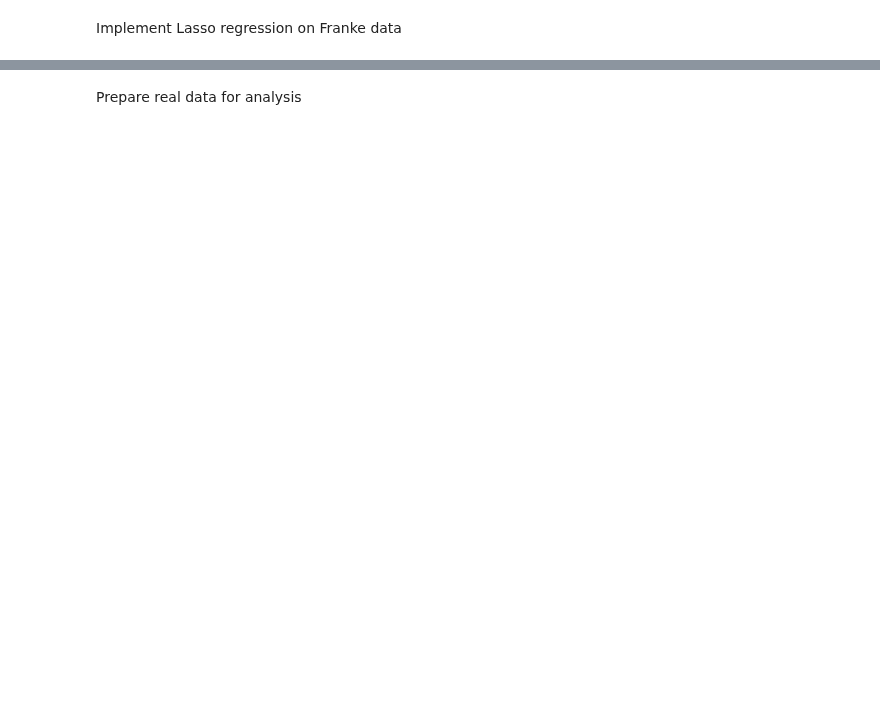
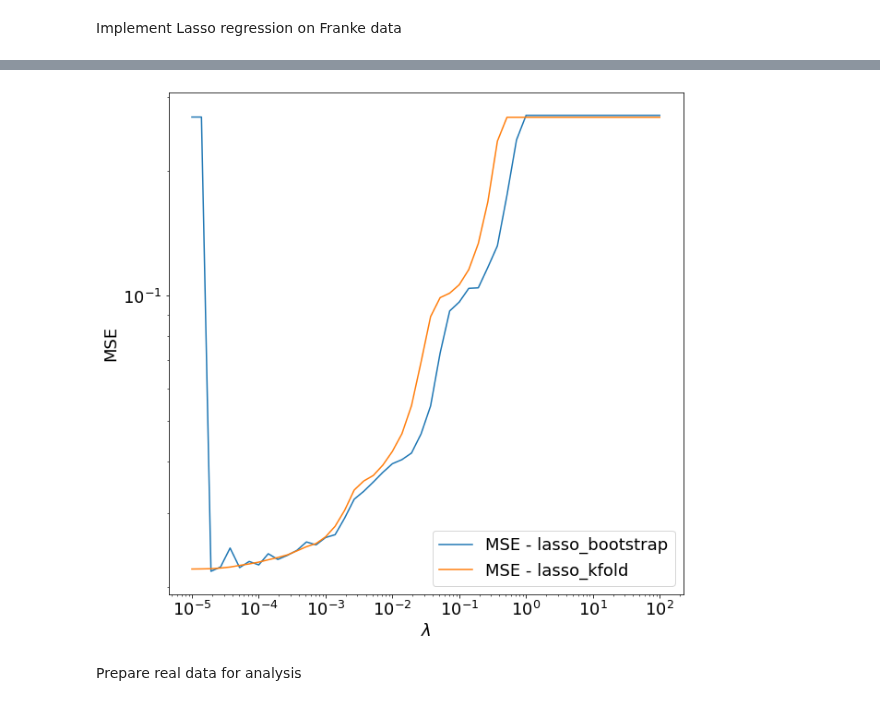
Before and after one commit to tellefs/ML-projects, a Jupyter notebook: project1/project1.ipynb, the cells around one changed output, grey strips where cells are left out. Cells and saved outputs as stored; diff of their text form; code cells hidden in the pictures; blank space fills up the shorter version.

```diff
--- a/project1/project1.ipynb
+++ b/project1/project1.ipynb
@@ -369,2 +363,94 @@ plt.show()
+# %%
+p = 5 #polynomial degree
+
+
+def Lasso_function(X, z, n_lambda, method):
+
+
+    lambdas = np.logspace(-5, 2, n_lambda)
+
+    #Splitting and scaling the data
+    X_train, X_test, z_train, z_test = train_test_split(X, z, test_size=0.2)
+
+    scaler = StandardScaler()
+    scaler.fit(X_train)
+    X_train_scaled = scaler.transform(X_train)
+    X_test_scaled = scaler.transform(X_test)
+
+    MSE_test = np.zeros(n_lambda)
+    MSE_train = np.zeros(n_lambda)
+    MSE_test_bootstrap = np.zeros(n_lambda)
+    MSE_test_kfold = np.zeros(n_lambda)
+
+
+    for l in range(n_lambda):
+        clf_lasso = skl.Lasso(alpha=lambdas[l], fit_intercept=False, normalize=True, tol=0.04).fit(X_train, z_train)
+        beta_lasso = clf_lasso.coef_
+
+        z_tilde = X_train @ beta_lasso
+        z_predict = X_test @ beta_lasso
+
+        MSE_train[l] = MSE(z_train, z_tilde)
+        MSE_test[l] = MSE(z_test, z_predict)
+
+        if (method == 'bootstrap'):
+            n_bootstraps = 100 #number of bootstraps
+            MSE_test_bootstrap_values = np.zeros(n_bootstraps)
+            z_predicted_bootstrap = np.empty((X_test.shape[0], n_bootstraps))
+
+            for b in range(n_bootstraps):
+                X_train_resample, z_train_resample = resample(X_train, z_train, replace=True)
+
+                clf_lasso_bootstrap = skl.Lasso(alpha=lambdas[l], fit_intercept=False, normalize=True, tol=0.04).fit(X_train_resample, z_train_resample)
+                beta_lasso_bootstrap = clf_lasso_bootstrap.coef_
+
+                z_predicted_bootstrap[:,b] = X_test @ beta_lasso_bootstrap
+                MSE_test_bootstrap_values[b] = MSE(z_test, z_predicted_bootstrap[:,j])
+
+            MSE_test_bootstrap[l] = np.mean(MSE_test_bootstrap_values)
+
+
+        if (method == 'k-fold'):
+            k_folds = 10 #number of folds
+            MSE_test_kfold_values = np.zeros(k_folds)
+
+            for k in range(k_folds):
+
+                z_test = z_split[k]
+                z_train = np.concatenate(np.delete(z_split, k, 0))
+
+                X_test = X_split[k] #picks out the kth matrix from X
+                X_train = np.concatenate(np.delete(X_split, k, 0)) #deletes the kth matrix, and leaves the rest
+
+                clf_lasso_kfold = skl.Lasso(alpha=lambdas[l], fit_intercept=False, normalize=True, tol=0.04).fit(X_train, z_train)
+                beta_lasso_kfold = clf_lasso_kfold.coef_
+
+                z_tilde_kfold = X_train @ beta_lasso_kfold
+                z_predict_kfold = X_test @ beta_lasso_kfold
+
+                MSE_test_kfold_values[k] = MSE(z_test, z_predict_kfold)
+
+            MSE_test_kfold[l] = np.mean(MSE_test_kfold_values)
+
+    return lambdas, MSE_test_bootstrap, MSE_test_kfold
+
+
+
+
+z, X = generateData(n=1000, degree=p, noise_factor=0.1)
+
+
+plt.figure(figsize=(figwidth, figheigth))
+plt.tick_params(axis='both', which='both', labelsize=fontsize)
+plt.xlabel(r'$\lambda$', fontsize=fontsize)
+plt.ylabel('MSE', fontsize=fontsize)
+plt.plot(Lasso_function(X=X,z=z,n_lambda=50,method='bootstrap')[0], Lasso_function(X=X,z=z,n_lambda=50,method='bootstrap')[1], label='MSE - lasso_bootstrap')
+plt.plot(Lasso_function(X=X,z=z,n_lambda=50,method='k-fold')[0], Lasso_function(X=X,z=z,n_lambda=50,method='k-fold')[2], label='MSE - lasso_kfold')
+plt.yscale('log')
+plt.xscale('log')
+plt.legend(fontsize=fontsize, loc='best')
+plt.show()
+# %% [output]
+[figure, added]
 # %% [markdown]
 Prepare real data for analysis
```
Also changed, not shown: parts of 14 cells of this notebook, 1 other file.
